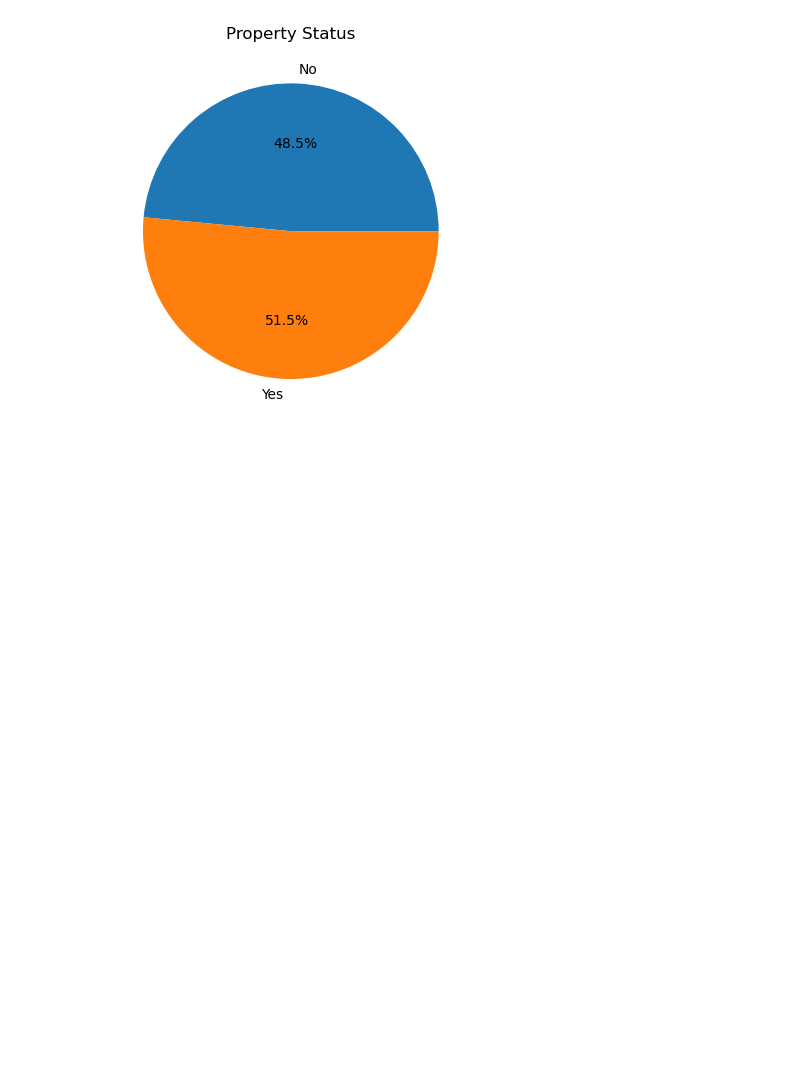
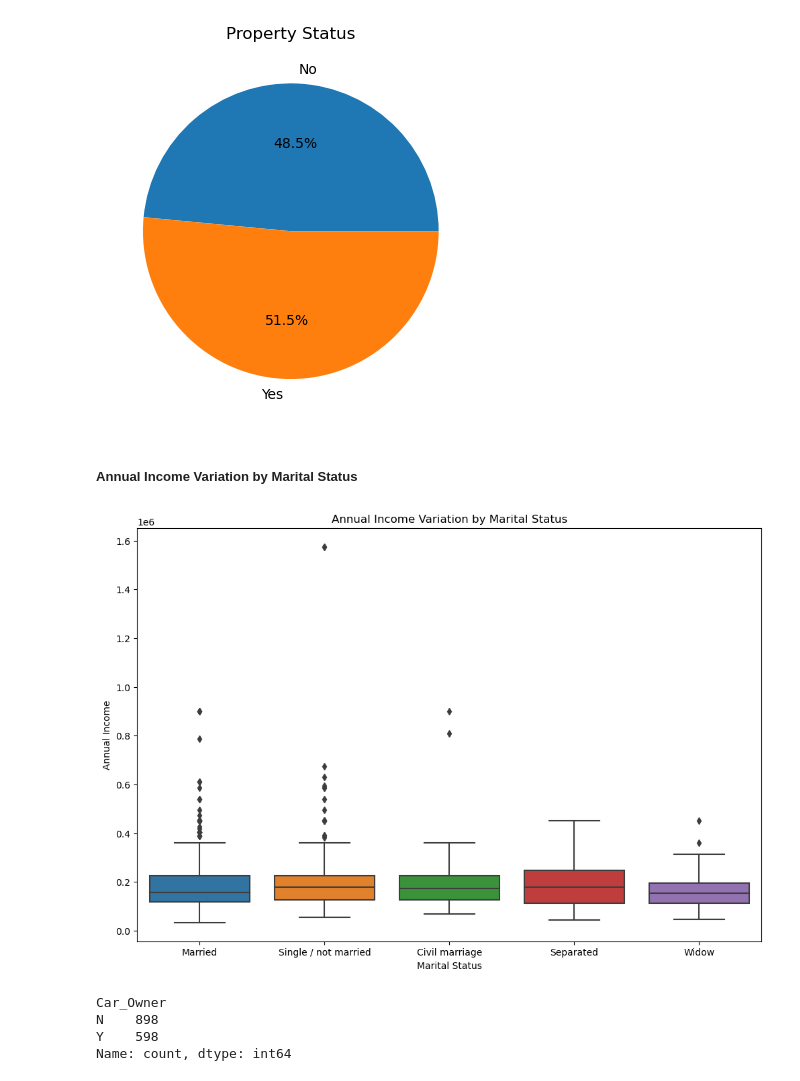
Before and after one commit to AneleMaphalala/Credit-Card-Approvals, a Jupyter notebook: credit_card_approvals.ipynb, the cells around one changed output. Drawn from its saved outputs; the diff is of its cells as text; code cells hidden in the pictures; blank space fills up the shorter version.

```diff
--- a/credit_card_approvals.ipynb
+++ b/credit_card_approvals.ipynb
@@ -333,3 +337,22 @@ plt.title("Property Status")
 plt.show()
 # %% [output]
 [figure]
+# %% [markdown]
+##### Annual Income Variation by Marital Status
+# %%
+plt.figure(figsize=(12, 8))
+sns.boxplot(x="Marital_status", y="Annual_income", data=data)
+plt.title("Annual Income Variation by Marital Status")
+plt.xlabel("Marital Status")
+plt.ylabel("Annual Income")
+plt.show()
+# %% [output]
+[figure, added]
+# %%
+car_owner_count = data["Car_Owner"].value_counts()
+car_owner_count
+# %% [output]
+Car_Owner
+N    898
+Y    598
+Name: count, dtype: int64
```
Also changed, not shown: parts of 27 cells of this notebook.
